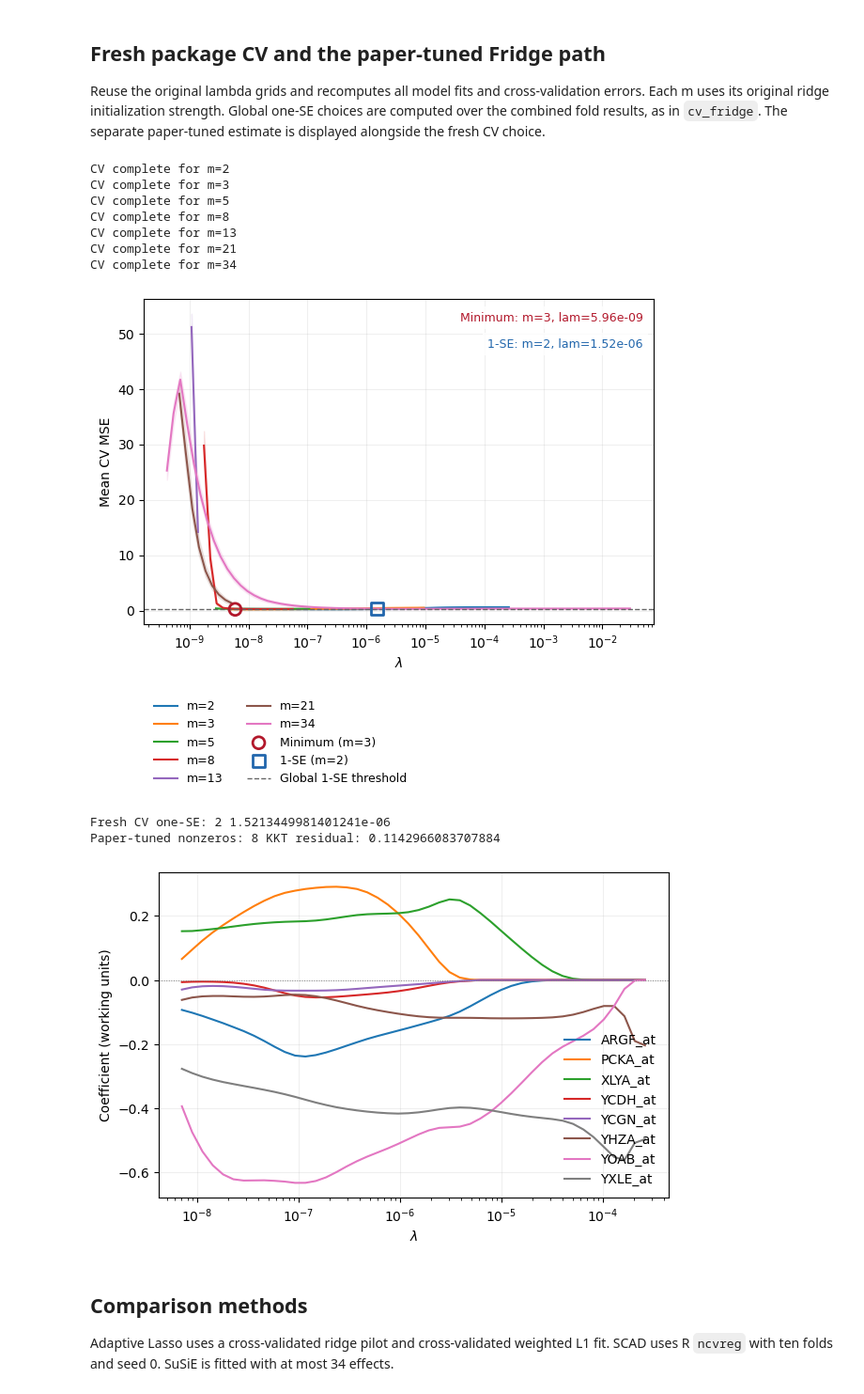
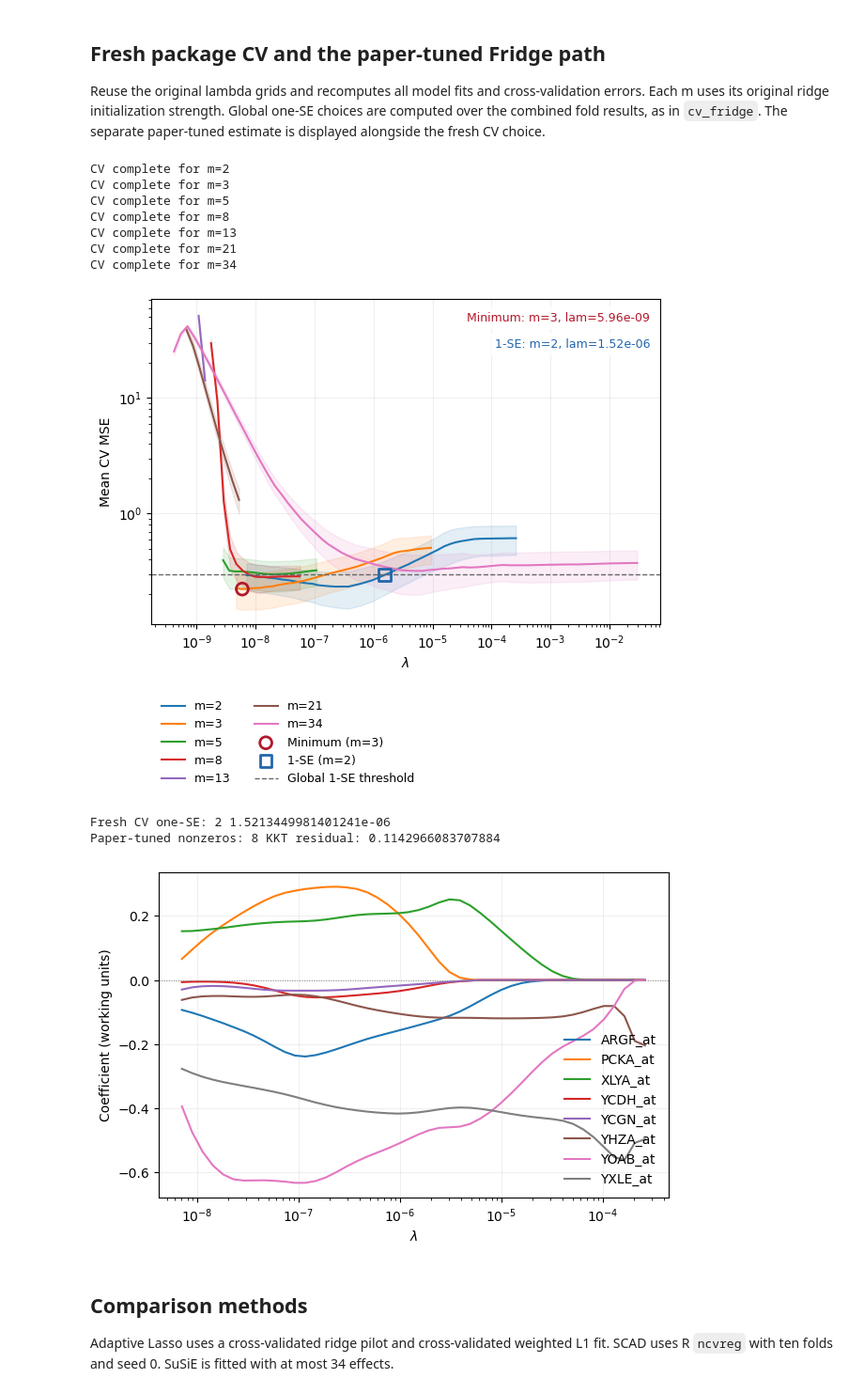
Before and after one commit to pyfridge/pyfridge, a Jupyter notebook: example/riboflavin.ipynb, the cells around one changed output. Shown at 94% size. Drawn from its saved outputs; the diff is of its cells as text; code cells hidden in the pictures.

```diff
--- a/example/riboflavin.ipynb
+++ b/example/riboflavin.ipynb
@@ -105,35 +105,37 @@ selected_fit = replace(cv_by_m[one_m].fit_, lam=one_lam,
     objective_history_=np.array([selected_path.objectives_[one_index]]))
 
 fresh_cv = FridgeCV(records, best_m, float(records[best_m]["lambdas"][best_index]),
                     one_m, one_lam, float(one_se_threshold), "1se", selected_fit,
                     method="smooth", path_=selected_path)
-plot_cv_fridge(fresh_cv); plt.show()
+plot_cv_fridge(fresh_cv)
+plt.yscale('log')
+plt.show()
 
 PAPER_M = 2
 PAPER_LAM = 0.00017238022998427468 / n
 paper_path = path_fridge(X, y, m=PAPER_M, lambdas=LAMBDA_GRIDS[PAPER_M],
                          ridge_init=1e-6/(n*PAPER_M), **PATH_OPTIONS)
 paper_index = int(np.argmin(abs(paper_path.lambdas_-PAPER_LAM)))
 
 assert np.isclose(paper_path.lambdas_[paper_index], PAPER_LAM, rtol=1e-12, atol=0)
 
 fridge_beta = paper_path.coef_path_[paper_index].copy()
 
 print("Fresh CV one-SE:", one_m, one_lam)
 print("Paper-tuned nonzeros:", np.count_nonzero(fridge_beta),
       "KKT residual:", paper_path.kkt_residuals_[paper_index])
 plot_path_fridge(paper_path, feature_names=genes,
                  features=np.flatnonzero(fridge_beta != 0), legend=True)
 plt.show()
 # %% [output]
 CV complete for m=2
 CV complete for m=3
 CV complete for m=5
 CV complete for m=8
 CV complete for m=13
 CV complete for m=21
 CV complete for m=34
-[figure, old version]
+[figure, new version]
 Fresh CV one-SE: 2 1.5213449981401241e-06
 Paper-tuned nonzeros: 8 KKT residual: 0.1142966083707884
 [figure]
```
Also changed, not shown: parts of 1 cell of this notebook, 1 other file.
